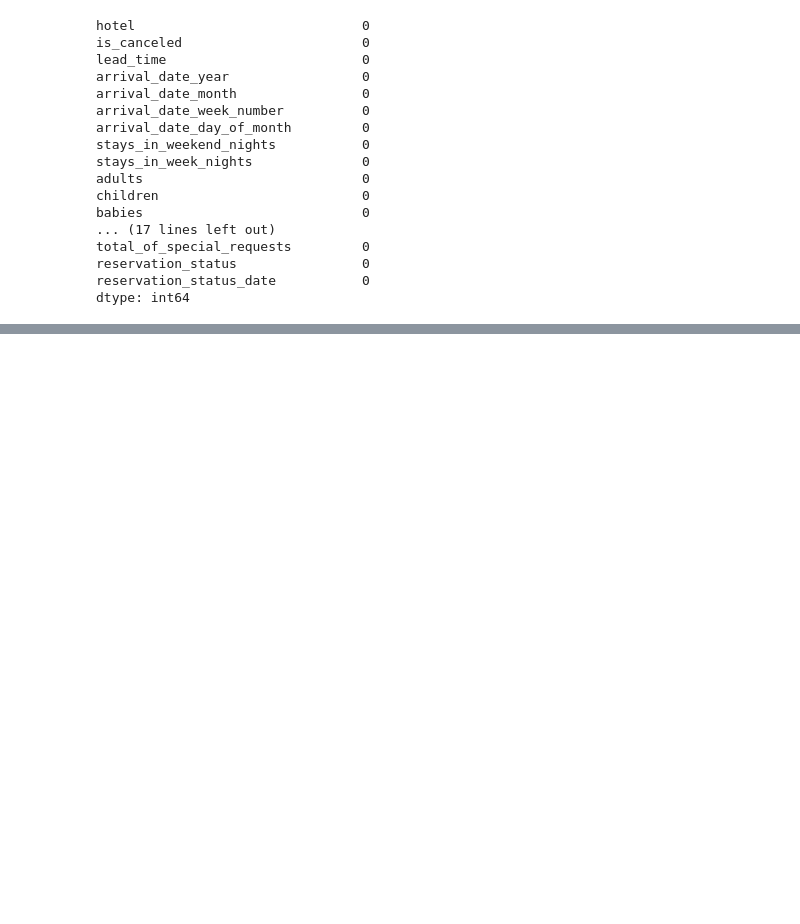
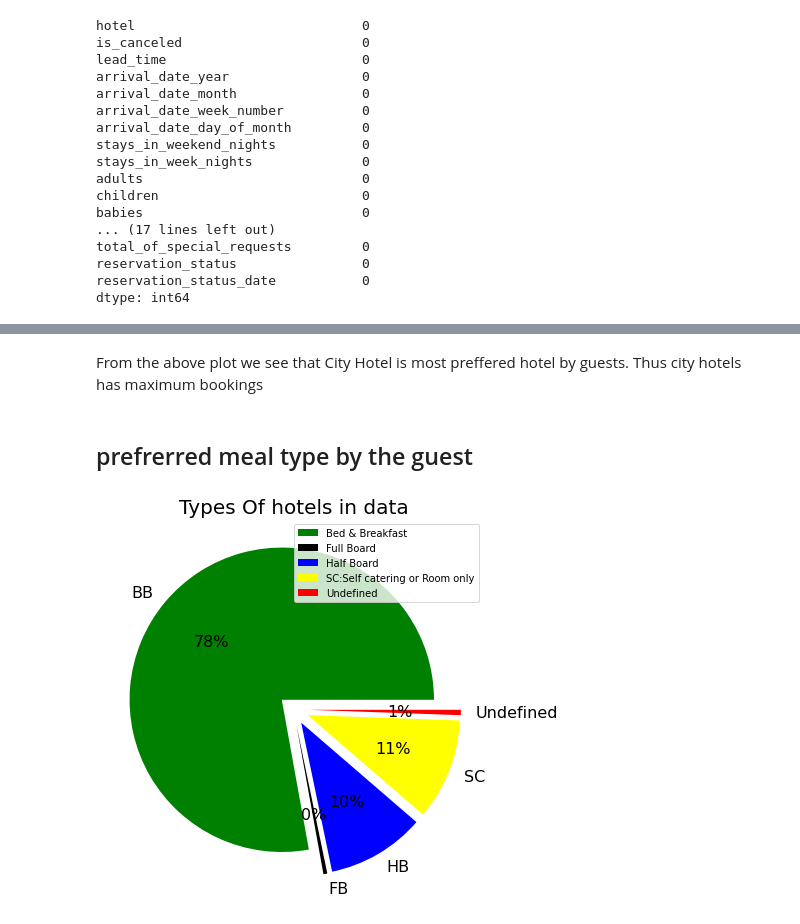
Before and after one commit to rishabh3000/EDA_Hotel_Booking_Analysis, a Jupyter notebook: Untitled.ipynb, the cells around one changed output, grey strips where cells are left out. Saved outputs shown, nothing was run; the diff lists cells and outputs as text; code cells hidden in the pictures; blank space fills up the shorter version.

```diff
--- a/Untitled.ipynb
+++ b/Untitled.ipynb
@@ -206,0 +223,3 @@ df.drop(df[df['adults']+df['babies']+df['children']==0].index,inplace=True)
+# %%
+# Converting datatype of columns 'children', 'company' and 'agent' from float to int.
+df[['children', 'company', 'agent']] = df[['children', 'company', 'agent']].astype('int64')
@@ -206,0 +253,21 @@ df.drop(df[df['adults']+df['babies']+df['children']==0].index,inplace=True)
+# %% [markdown]
+From the above plot we see that City Hotel is most preffered hotel by guests. Thus city hotels has maximum bookings
+# %% [markdown]
+## prefrerred meal type by the guest
+# %%
+meal_data = df.groupby('meal')['hotel'].count()
+
+# create a pie chart
+plt.figure(figsize=(10, 7))
+
+meal_data.plot(kind='pie',colors=['green', 'black', 'blue', 'yellow', 'red'], autopct='%1.0f%%', fontsize=16,explode = (0.1, 0.1,0.1,0.1,0.1))
+
+plt.legend(labels=['Bed & Breakfast', 'Full Board','Half Board','SC:Self catering or Room only','Undefined'], loc="best")
+
+plt.title('Types Of hotels in data', fontsize=20)
+
+plt.ylabel('')
+plt.xlabel('')
+plt.show();
+# %% [output]
+[figure, added]
```
Also changed, not shown: parts of 55 cells of this notebook.
